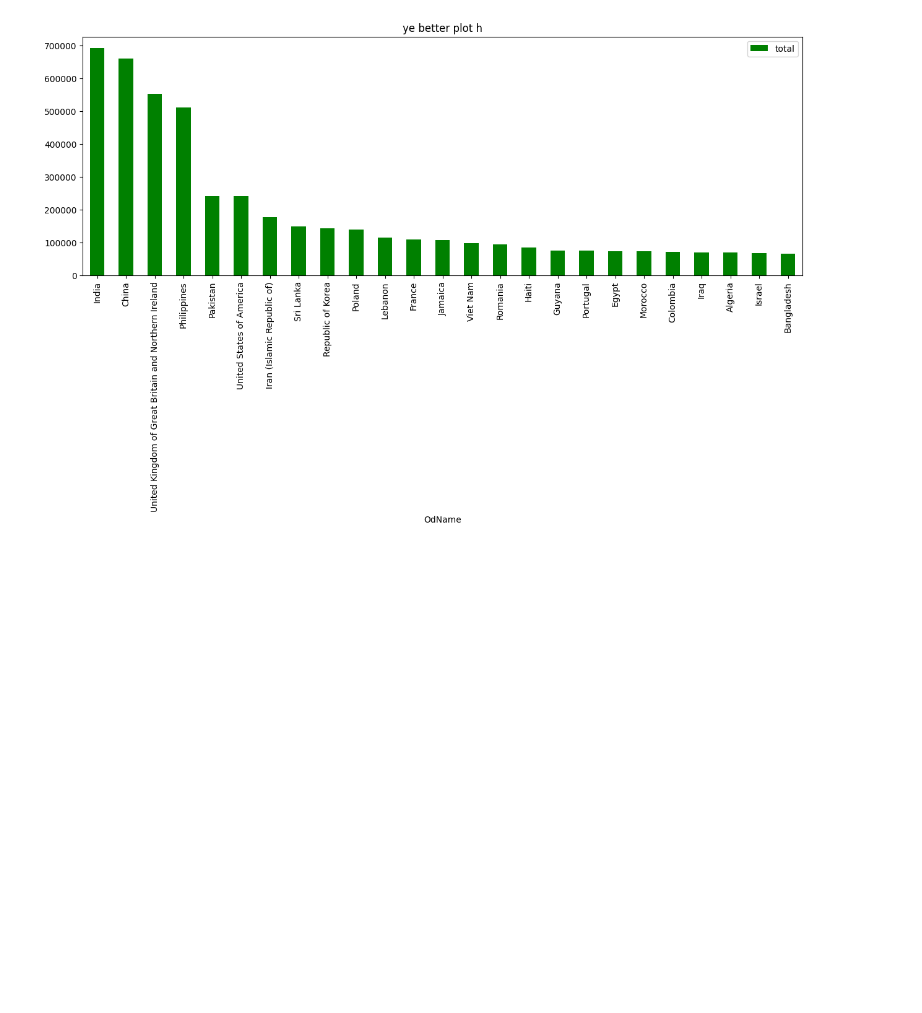
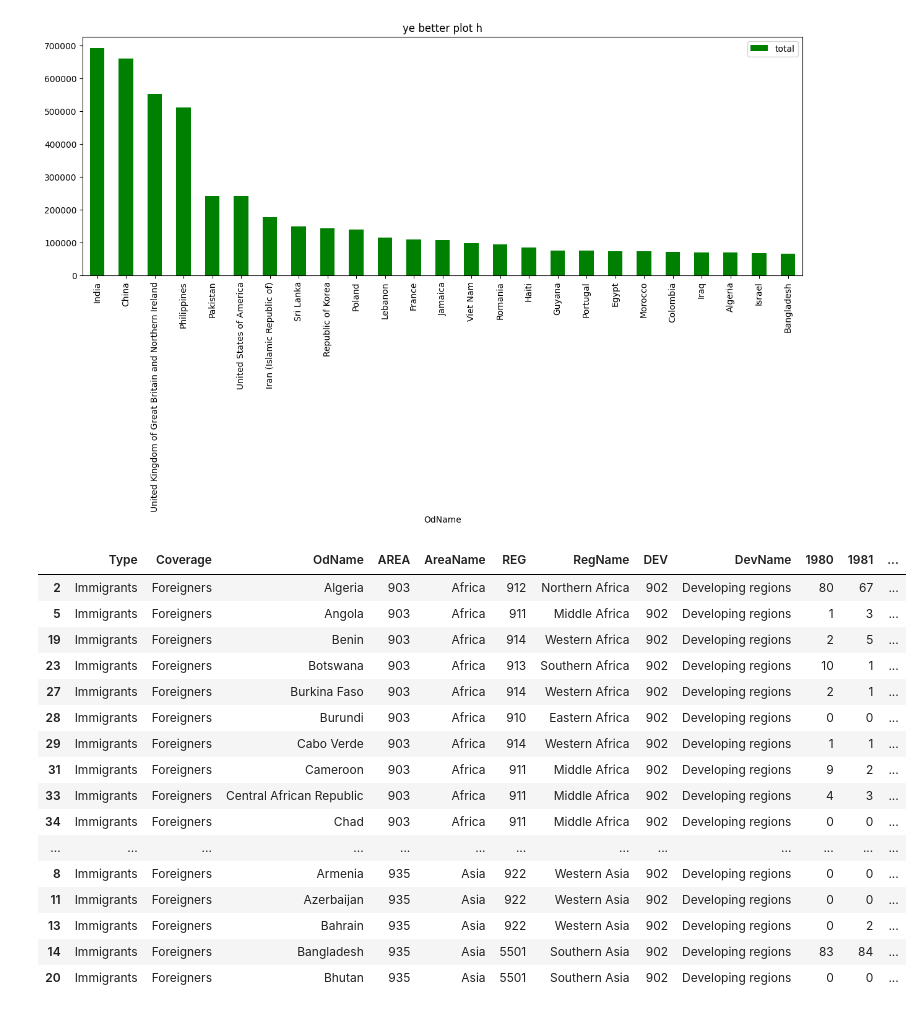
Before and after one commit to Aditya8399/Python-data-analytics, a Jupyter notebook: pandas_basics/analysis.ipynb, the cells around one changed output. Saved outputs shown, nothing was run; the diff lists cells and outputs as text; code cells hidden in the pictures; blank space fills up the shorter version.

```diff
--- a/pandas_basics/analysis.ipynb
+++ b/pandas_basics/analysis.ipynb
@@ -498,3 +504,23 @@ df[['OdName', 'total']].head(25).plot(
 # %% [output]
 <Axes: title={'center': 'ye better plot h'}, xlabel='OdName'>
 [figure]
+# %%
+df.sort_values(by=['AreaName','OdName',])[:60]
+# %% [output]
+|  | Type | Coverage | OdName | AREA | AreaName | REG | RegName | DEV | DevName | 1980 | 1981 | ... |
+| 2 | Immigrants | Foreigners | Algeria | 903 | Africa | 912 | Northern Africa | 902 | Developing regions | 80 | 67 | ... |
+| 5 | Immigrants | Foreigners | Angola | 903 | Africa | 911 | Middle Africa | 902 | Developing regions | 1 | 3 | ... |
+| 19 | Immigrants | Foreigners | Benin | 903 | Africa | 914 | Western Africa | 902 | Developing regions | 2 | 5 | ... |
+| 23 | Immigrants | Foreigners | Botswana | 903 | Africa | 913 | Southern Africa | 902 | Developing regions | 10 | 1 | ... |
+| 27 | Immigrants | Foreigners | Burkina Faso | 903 | Africa | 914 | Western Africa | 902 | Developing regions | 2 | 1 | ... |
+| 28 | Immigrants | Foreigners | Burundi | 903 | Africa | 910 | Eastern Africa | 902 | Developing regions | 0 | 0 | ... |
+| 29 | Immigrants | Foreigners | Cabo Verde | 903 | Africa | 914 | Western Africa | 902 | Developing regions | 1 | 1 | ... |
+| 31 | Immigrants | Foreigners | Cameroon | 903 | Africa | 911 | Middle Africa | 902 | Developing regions | 9 | 2 | ... |
+| 33 | Immigrants | Foreigners | Central African Republic | 903 | Africa | 911 | Middle Africa | 902 | Developing regions | 4 | 3 | ... |
+| 34 | Immigrants | Foreigners | Chad | 903 | Africa | 911 | Middle Africa | 902 | Developing regions | 0 | 0 | ... |
+| ... | ... | ... | ... | ... | ... | ... | ... | ... | ... | ... | ... | ... |
+| 8 | Immigrants | Foreigners | Armenia | 935 | Asia | 922 | Western Asia | 902 | Developing regions | 0 | 0 | ... |
+| 11 | Immigrants | Foreigners | Azerbaijan | 935 | Asia | 922 | Western Asia | 902 | Developing regions | 0 | 0 | ... |
+| 13 | Immigrants | Foreigners | Bahrain | 935 | Asia | 922 | Western Asia | 902 | Developing regions | 0 | 2 | ... |
+| 14 | Immigrants | Foreigners | Bangladesh | 935 | Asia | 5501 | Southern Asia | 902 | Developing regions | 83 | 84 | ... |
+| 20 | Immigrants | Foreigners | Bhutan | 935 | Asia | 5501 | Southern Asia | 902 | Developing regions | 0 | 0 | ... |
```
Also changed, not shown: parts of 23 cells of this notebook.
